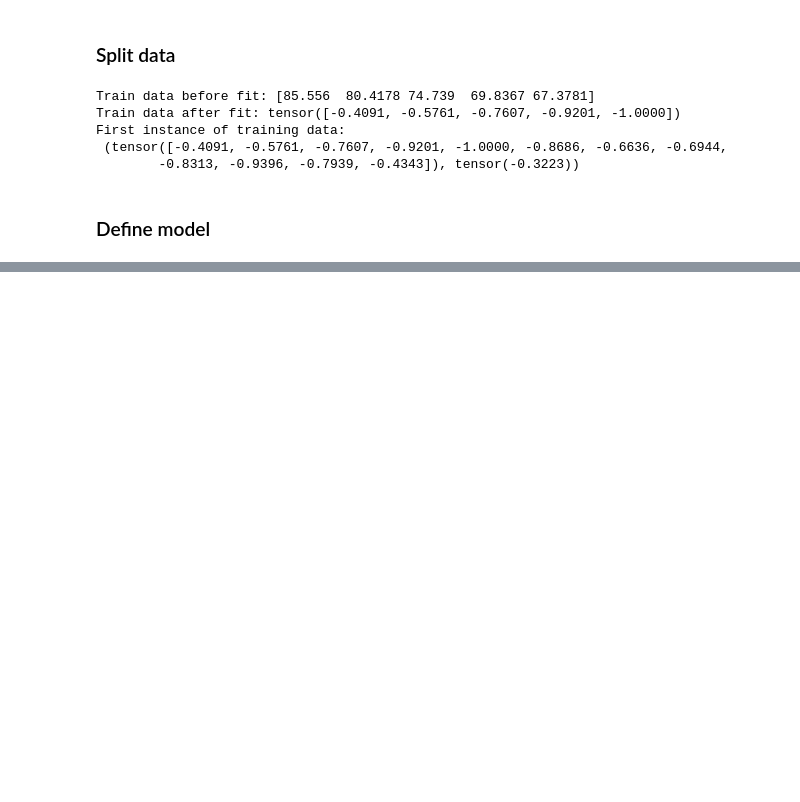
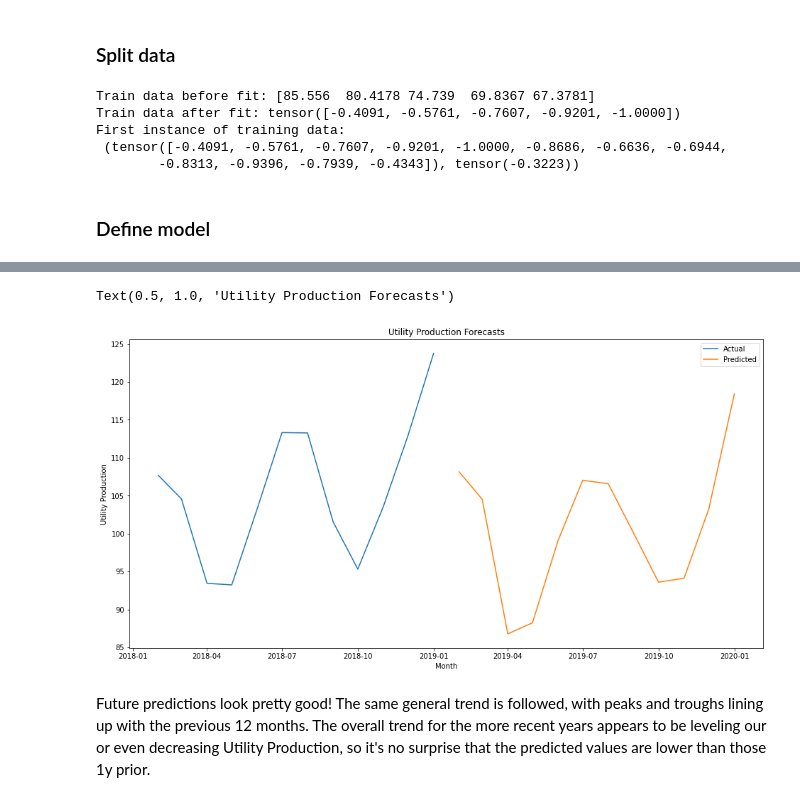
Before and after one commit to mr-rhombus/ML-Bootcamp, a Jupyter notebook: PyTorch/RNNs/electric_and_gas.ipynb, the cells around one changed output, grey strips where cells are left out. Drawn from its saved outputs; the diff is of its cells as text; code cells hidden in the pictures; blank space fills up the shorter version.

```diff
--- a/PyTorch/RNNs/electric_and_gas.ipynb
+++ b/PyTorch/RNNs/electric_and_gas.ipynb
@@ -99,0 +292,14 @@ First instance of training data:
+# %%
+plt.figure(figsize=(16,8))
+plt.plot(df[df['DATE'] > '2018-01-01']['DATE'], y[-window_size:], label='Actual')
+x = np.arange('2019-02-01', '2020-02-01', dtype='datetime64[M]')
+plt.plot(x, true_preds, label='Predicted')
+plt.xlabel('Month')
+plt.ylabel('Utility Production')
+plt.legend()
+plt.title('Utility Production Forecasts')
+# %% [output]
+Text(0.5, 1.0, 'Utility Production Forecasts')
+[figure, added]
+# %% [markdown]
+Future predictions look pretty good! The same general trend is followed, with peaks and troughs lining up with the previous 12 months. The overall trend for the more recent years appears to be leveling our or even decreasing Utility Production, so it's no surprise that the predicted values are lower than those 1y prior.
```
Also changed, not shown: parts of 11 cells of this notebook.
